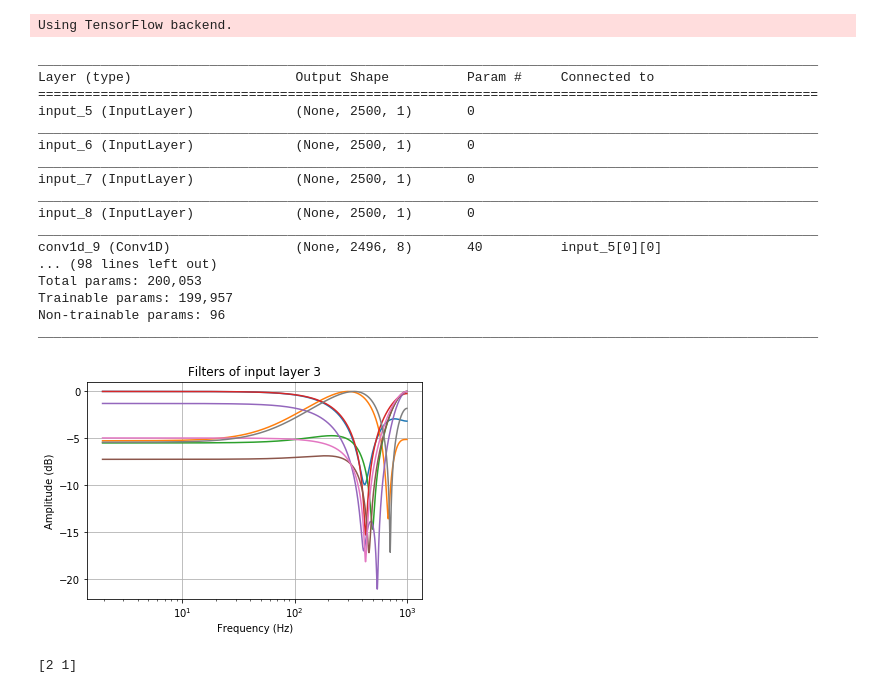
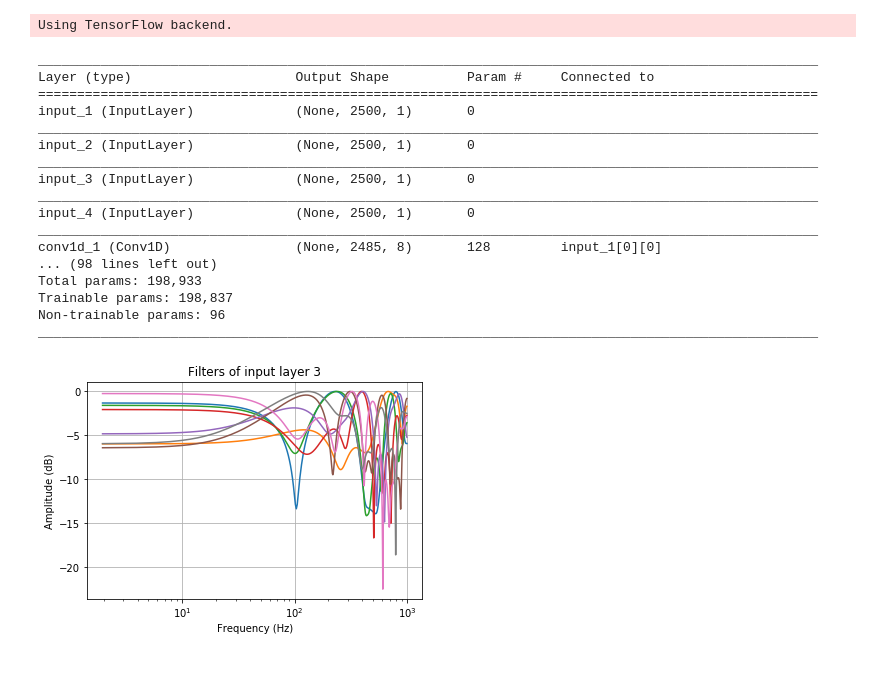
Before and after one commit to AhmedImtiazPrio/heartnet, a Jupyter notebook: codes/scipy impulse response test.ipynb, the cells around one changed output. Saved outputs shown, nothing was run; the diff lists cells and outputs as text; code cells hidden in the pictures.

```diff
--- a/codes/scipy impulse response test.ipynb
+++ b/codes/scipy impulse response test.ipynb
@@ -13,7 +13,7 @@ eps= 1.1e-5
 bias=False
 l2_reg=0.
 l2_reg_dense=0.
-kernel_size=5
+kernel_size=16
 maxnorm=10000.
 dropout_rate=0.5
 dropout_rate_dense=0.
@@ -24,7 +24,7 @@ subsam=2
 lr=0.0007
 lr_decay=1e-8
 
-load_path='/media/taufiq/Data/heart_sound/models/fold2 2017-12-26 15:20:36.867116/weights.0160-0.8652.hdf5'
+load_path='/media/taufiq/Data/heart_sound/models/fold0 2017-12-27 13:12:34.499110/weights.0022-0.7631.hdf5'
 
 fs = 2000
 # %%
@@ -39,17 +39,17 @@ weights = model.get_weights()
 ____________________________________________________________________________________________________
 Layer (type)                     Output Shape          Param #     Connected to
 ====================================================================================================
-input_5 (InputLayer)             (None, 2500, 1)       0
+input_1 (InputLayer)             (None, 2500, 1)       0
 ____________________________________________________________________________________________________
-input_6 (InputLayer)             (None, 2500, 1)       0
+input_2 (InputLayer)             (None, 2500, 1)       0
 ____________________________________________________________________________________________________
-input_7 (InputLayer)             (None, 2500, 1)       0
+input_3 (InputLayer)             (None, 2500, 1)       0
 ____________________________________________________________________________________________________
-input_8 (InputLayer)             (None, 2500, 1)       0
+input_4 (InputLayer)             (None, 2500, 1)       0
 ____________________________________________________________________________________________________
-conv1d_9 (Conv1D)                (None, 2496, 8)       40          input_5[0][0]
+conv1d_1 (Conv1D)                (None, 2485, 8)       128         input_1[0][0]
 ... (98 lines left out)
-Total params: 200,053
-Trainable params: 199,957
+Total params: 198,933
+Trainable params: 198,837
 Non-trainable params: 96
 ____________________________________________________________________________________________________
@@ -61,17 +56,16 @@ weights_ = np.reshape(weights_,[5,8])
 # %%
+input_ = 3 # 0-3
+weights_ = np.hstack(weights[input_])
+weights_ = np.reshape(weights_,[16,8])
+
 for i in range(0,8):
     w,freq_res=signal.freqz(weights_[:,i])
     plt.plot(w/np.pi*1000,10*np.log10(abs(freq_res)/max(abs(freq_res))))
 plt.grid()
 plt.xlabel('Frequency (Hz)')
 plt.ylabel('Amplitude (dB)')
 plt.xscale('log')
 plt.title('Filters of input layer ' + np.str(input_))
 plt.show()
 # %% [output]
-[figure, old version]
+[figure, new version]
-# %%
-a = range(1,3)
-print np.flip(a,0)
-# %% [output]
-[2 1]
```
Also changed, not shown: parts of 1 cell of this notebook, 6 other files.
